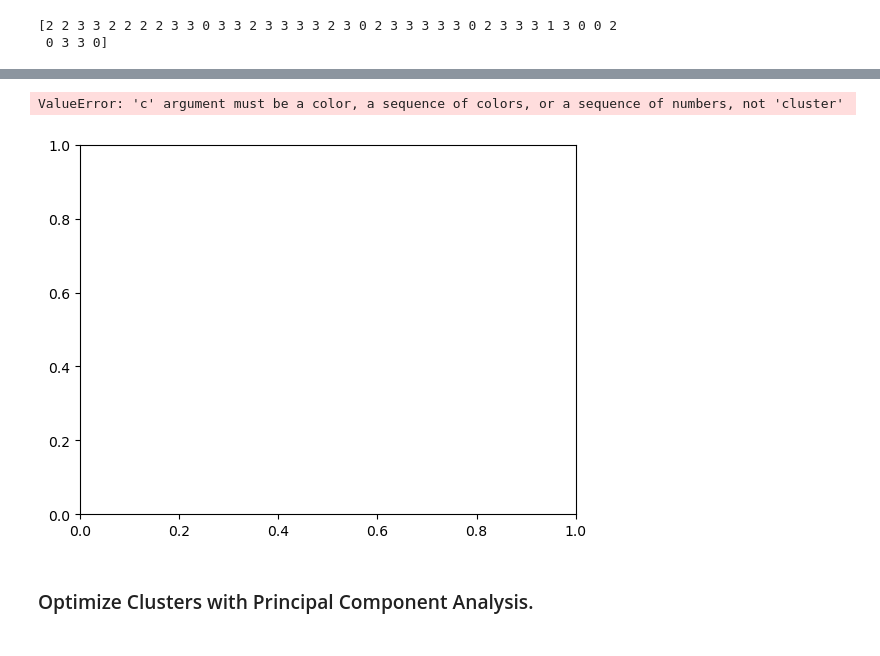
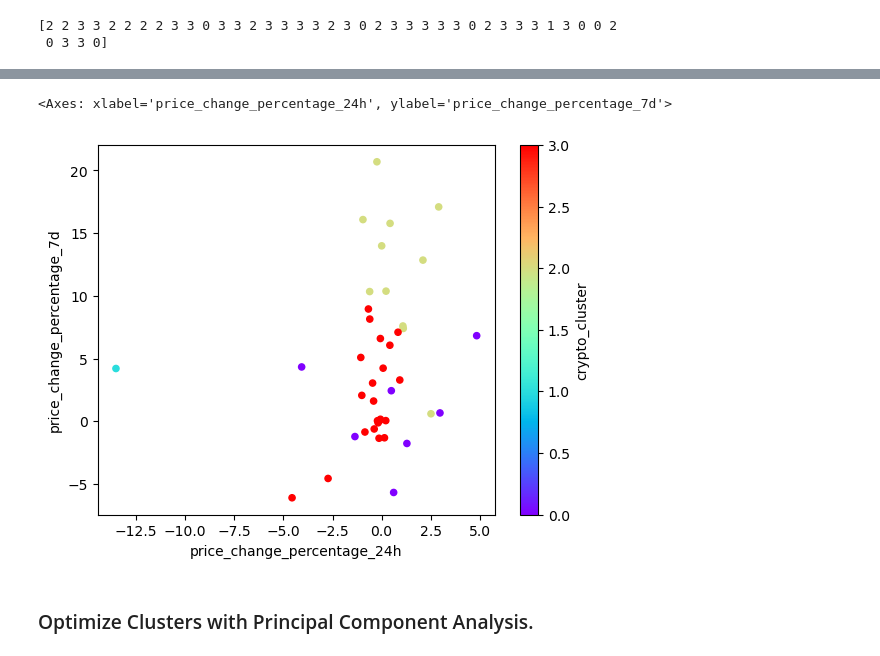
Before and after one commit to brian2656/CryptoClustering, a Jupyter notebook: Crypto_Clustering.ipynb, the cells around one changed output, grey strips where cells are left out. Cells and saved outputs as stored; diff of their text form; code cells hidden in the pictures.

```diff
--- a/Crypto_Clustering.ipynb
+++ b/Crypto_Clustering.ipynb
@@ -177,16 +177,16 @@ copy_market_df
 # %%
 # Create a scatter plot using Pandas plot by setting
 # `x="price_change_percentage_24h"` and `y="price_change_percentage_7d"`.
 # Use "rainbow" for the color to better visualize the data.
 copy_market_df.plot.scatter(
     x="price_change_percentage_24h",
     y="price_change_percentage_7d",
-    c="cluster",
+    c="crypto_cluster",
     colormap="rainbow"
 )
 # %% [output]
-ValueError: 'c' argument must be a color, a sequence of colors, or a sequence of numbers, not 'cluster'
+<Axes: xlabel='price_change_percentage_24h', ylabel='price_change_percentage_7d'>
-[figure, old version]
+[figure, new version]
 # %% [markdown]
 ### Optimize Clusters with Principal Component Analysis.
 # %%
```
Also changed, not shown: 1 other file.
